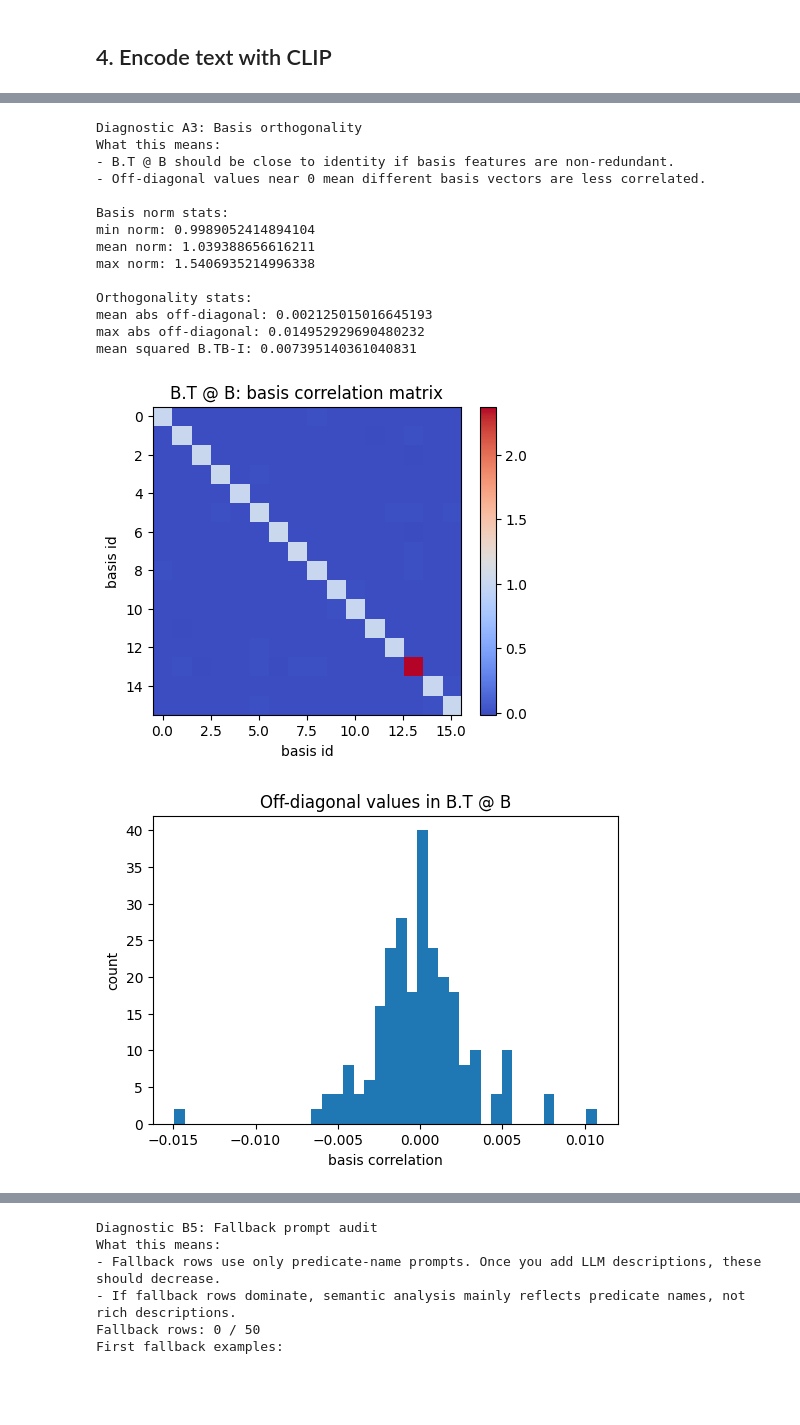
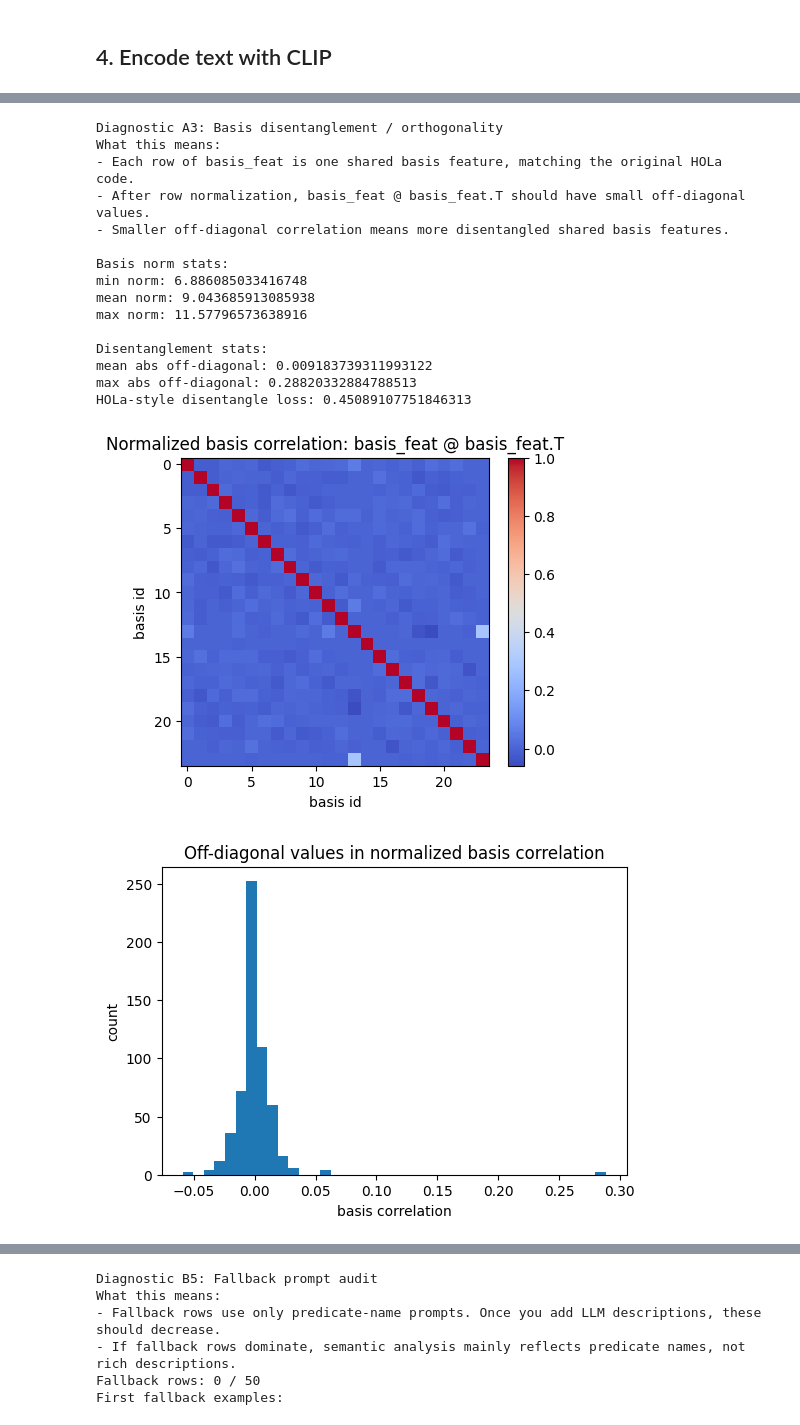
Before and after one commit to Shang-fei/SDSGG, a Jupyter notebook: tools/compute_hola_predicate_factors.ipynb, the cells around one changed output, grey strips where cells are left out. Cells and saved outputs as stored; diff of their text form; code cells hidden in the pictures; blank space fills up the shorter version.

```diff
--- a/tools/compute_hola_predicate_factors.ipynb
+++ b/tools/compute_hola_predicate_factors.ipynb
@@ -373,8 +444,9 @@ Interpretation: each row is one predicate description embedding; rows are later
 # %%
-print("Step 5: Optimize learnable HOLa-style factors W and B.")
-print("Objective: minimize beta_recon * ||F - W B.T||_F^2 + beta_sparse * ||W||_1 + beta_ortho * orthogonality(B)")
+print("Step 5: Optimize learnable HOLa-style factors W and basis_feat.")
+print("Objective: beta_recon * MSE_sum(W @ basis_feat, F) + beta_sparse * mean_i ||w_i||_1 + beta_ortho * disentangle(basis_feat)")
 print("Target matrix F shape:", tuple(features.shape))
 print("Requested rank m:", RANK)
+print("Initialization:", BASIS_INIT)
 print("Optimization steps:", FACTORIZATION_STEPS)
 print("Learning rate:", FACTORIZATION_LR)
 print("beta_recon:", BETA_RECON)
@@ -391,9 +463,12 @@ factor_payload = compute_low_rank_factors_learnable(
     beta_ortho=BETA_ORTHO,
     seed=SEED,
     print_every=PRINT_EVERY,
+    init_method=BASIS_INIT,
+    recon_ratio_pca=RECON_RATIO_PCA,
 )
 
 W = factor_payload["W"]
+basis_feat = factor_payload["basis_feat"]
 B = factor_payload["B"]
 M = factor_payload["M"]
 reconstructed = factor_payload["reconstructed"]
@@ -403,13 +478,14 @@ print("\nOptimization finished.")
 print("Requested rank:", RANK)
 print("Effective rank:", rank)
 print("W shape [num_predicates, rank]:", tuple(W.shape))
-print("B shape [clip_dim, rank]:", tuple(B.shape))
-print("M = B.T shape [rank, clip_dim]:", tuple(M.shape))
+print("basis_feat shape [rank, clip_dim]:", tuple(basis_feat.shape))
+print("B alias shape [clip_dim, rank]:", tuple(B.shape))
+print("M alias shape [rank, clip_dim]:", tuple(M.shape))
 print("reconstructed shape:", tuple(reconstructed.shape))
 print("reconstruction_error Frobenius:", float(factor_payload["reconstruction_error"]))
 print("final_total_loss:", float(factor_payload["final_total_loss"]))
 print("final_recon_loss:", float(factor_payload["final_recon_loss"]))
 print("final_sparse_loss:", float(factor_payload["final_sparse_loss"]))
 print("final_ortho_loss:", float(factor_payload["final_ortho_loss"]))
-print("Interpretation: W is predicate-specific; B is the shared semantic basis across predicates.")
+print("Interpretation: W is predicate-specific; basis_feat is the shared basis used by all predicates.")
 # %% [output]
@@ -551,54 +627,56 @@ What to look for: total_loss and recon_loss should decrease and then stabilize.
 # %%
-print("Diagnostic A3: Basis orthogonality")
+print("Diagnostic A3: Basis disentanglement / orthogonality")
 
-B_gram = B.t() @ B
-identity = torch.eye(B_gram.shape[0])
-off_diag = B_gram - torch.diag(torch.diag(B_gram))
-basis_norms = B.norm(dim=0)
+basis_unit = basis_feat / basis_feat.norm(dim=-1, keepdim=True).clamp_min(1e-12)
+basis_corr = basis_unit @ basis_unit.t()
+off_diag = basis_corr - torch.diag(torch.diag(basis_corr))
+row_norms = basis_feat.norm(dim=-1)
 
 print("What this means:")
-print("- B.T @ B should be close to identity if basis features are non-redundant.")
-print("- Off-diagonal values near 0 mean different basis vectors are less correlated.")
+print("- Each row of basis_feat is one shared basis feature, matching the original HOLa code.")
+print("- After row normalization, basis_feat @ basis_feat.T should have small off-diagonal values.")
+print("- Smaller off-diagonal correlation means more disentangled shared basis features.")
 print("\nBasis norm stats:")
-print("min norm:", float(basis_norms.min()))
-print("mean norm:", float(basis_norms.mean()))
-print("max norm:", float(basis_norms.max()))
-print("\nOrthogonality stats:")
+print("min norm:", float(row_norms.min()))
+print("mean norm:", float(row_norms.mean()))
+print("max norm:", float(row_norms.max()))
+print("\nDisentanglement stats:")
 print("mean abs off-diagonal:", float(off_diag.abs().mean()))
 print("max abs off-diagonal:", float(off_diag.abs().max()))
-print("mean squared B.TB-I:", float((B_gram - identity).pow(2).mean()))
+print("HOLa-style disentangle loss:", float(hola_disentangle_basis_loss(basis_feat)))
 
 plt.figure(figsize=(5, 4))
-plt.imshow(B_gram.numpy(), cmap="coolwarm")
+plt.imshow(basis_corr.numpy(), cmap="coolwarm")
 plt.colorbar()
-plt.title("B.T @ B: basis correlation matrix")
+plt.title("Normalized basis correlation: basis_feat @ basis_feat.T")
 plt.xlabel("basis id")
 plt.ylabel("basis id")
 plt.show()
 
 plt.figure(figsize=(6, 4))
 plt.hist(off_diag.flatten().numpy(), bins=40)
-plt.title("Off-diagonal values in B.T @ B")
+plt.title("Off-diagonal values in normalized basis correlation")
 plt.xlabel("basis correlation")
 plt.ylabel("count")
 plt.show()
 # %% [output]
-Diagnostic A3: Basis orthogonality
+Diagnostic A3: Basis disentanglement / orthogonality
 What this means:
-- B.T @ B should be close to identity if basis features are non-redundant.
-- Off-diagonal values near 0 mean different basis vectors are less correlated.
+- Each row of basis_feat is one shared basis feature, matching the original HOLa code.
+- After row normalization, basis_feat @ basis_feat.T should have small off-diagonal values.
+- Smaller off-diagonal correlation means more disentangled shared basis features.
 
 Basis norm stats:
-min norm: 0.9989052414894104
-mean norm: 1.039388656616211
-max norm: 1.5406935214996338
+min norm: 6.886085033416748
+mean norm: 9.043685913085938
+max norm: 11.57796573638916
 
-Orthogonality stats:
-mean abs off-diagonal: 0.002125015016645193
-max abs off-diagonal: 0.014952929690480232
-mean squared B.TB-I: 0.007395140361040831
+Disentanglement stats:
+mean abs off-diagonal: 0.009183739311993122
+max abs off-diagonal: 0.28820332884788513
+HOLa-style disentangle loss: 0.45089107751846313
-[figure, old version]
+[figure, new version]
-[figure, old version]
+[figure, new version]
 # %%
 print("Diagnostic A4: Weight sparsity")
 
```
Also changed, not shown: parts of 21 cells of this notebook.
